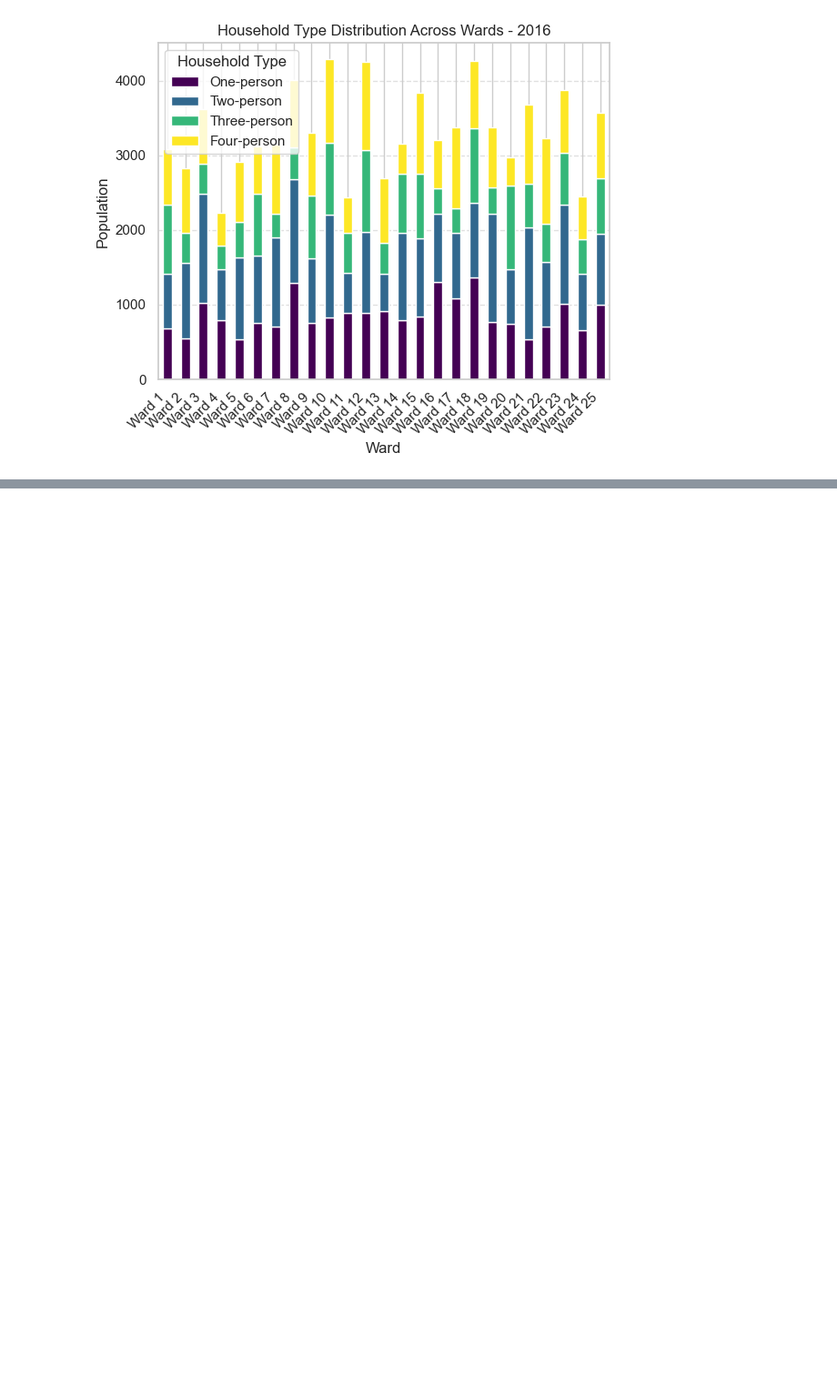
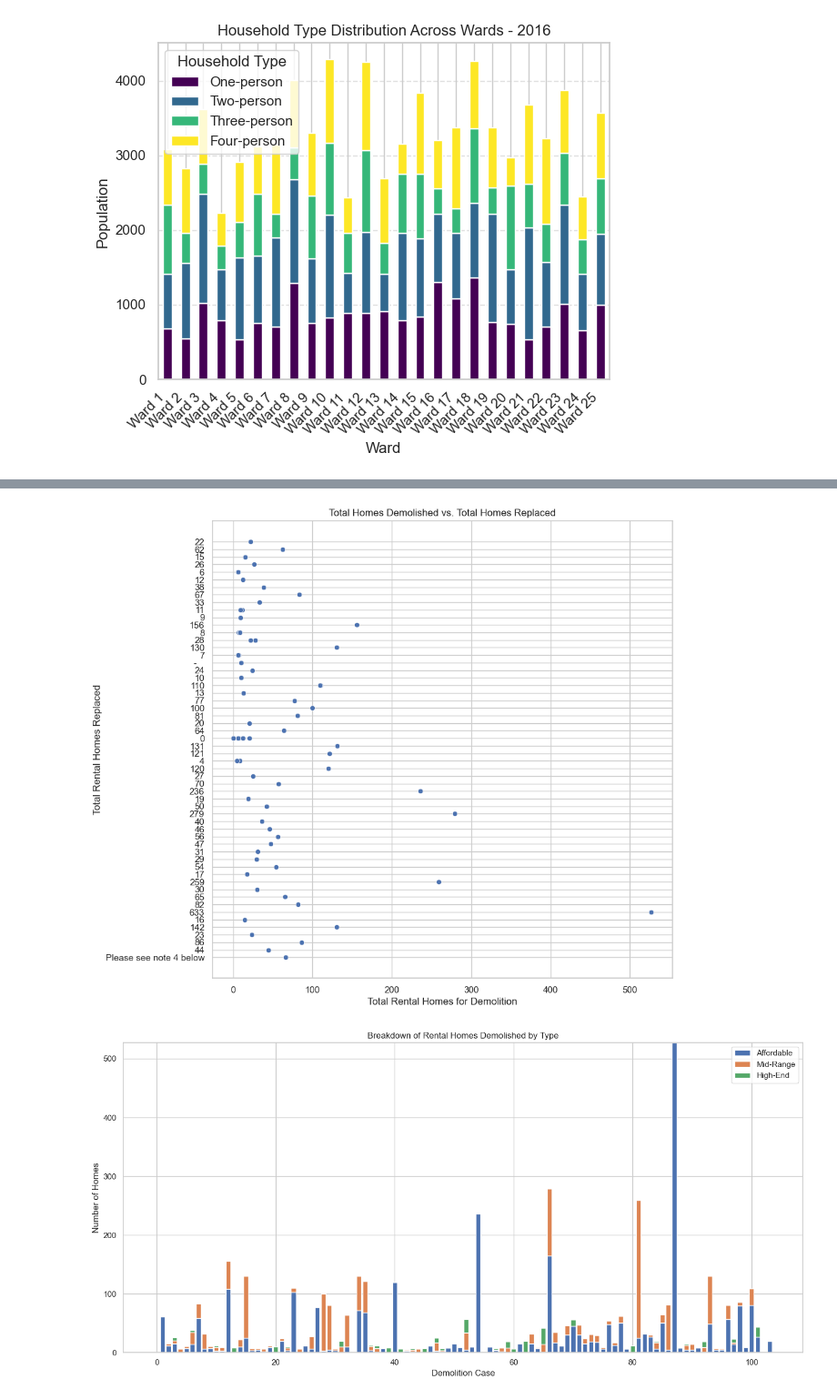
Before and after one commit to tinatrinh8/Data-Science-Gentrification-Study, a Jupyter notebook: Phase4/DataMining.ipynb, the cells around one changed output, grey strips where cells are left out. Shown at 91% size. Drawn from its saved outputs; the diff is of its cells as text; code cells hidden in the pictures; blank space fills up the shorter version.

Commit message:
Loaded Dimensions + Plotted Them, Finished Encoding.

```diff
--- a/Phase4/DataMining.ipynb
+++ b/Phase4/DataMining.ipynb
@@ -745,3 +747,10 @@ Average_Monthly_Shelter_Costs                       int64
 Percent_Spending_30_Percent_Or_More_On_Shelter    float64
 Year                                                int64
 dtype: object
+# %%
+# DEMOLITION DIMENSION
+
+demolition = pd.read_csv(os.path.join(data_sources, 'DemolitionDimension_Sample.csv'))
+demolition.rename(columns={"Ward_Index": "Ward_ID"},inplace=True)
+demolition['Ward_ID'] = demolition['Ward_ID'].fillna(-1)
+demolition['Ward_ID'] = demolition['Ward_ID'].astype(int)
@@ -1280 +1346,42 @@ plt.show()
 [figure]
+# %%
+# VISUALIZING DEMOLITION
+
+# Total Homes Demolished vs. Total Homes Replaced
+plt.figure(figsize=(10, 10))
+sns.scatterplot(data=demolition, x='Total Rental Homes for Demolition', y='Total Rental Homes Replaced')
+plt.title('Total Homes Demolished vs. Total Homes Replaced')
+plt.xlabel('Total Rental Homes for Demolition')
+plt.ylabel('Total Rental Homes Replaced')
+plt.show()
+
+# Affordable, Mid-Range, and High-End Rental Homes Demolished
+plt.figure(figsize=(14, 7))
+bottom_mid_range = demolition['Affordable Rental Homes for Demolition']
+bottom_high_end = bottom_mid_range + demolition['Mid-Range Rental Homes for Demolition']
+
+plt.bar(demolition.index, demolition['Affordable Rental Homes for Demolition'], label='Affordable')
+plt.bar(demolition.index, demolition['Mid-Range Rental Homes for Demolition'], bottom=bottom_mid_range, label='Mid-Range')
+plt.bar(demolition.index, demolition['High-End Rental Homes for Demolition'], bottom=bottom_high_end, label='High-End')
+
+plt.xlabel('Demolition Case')
+plt.ylabel('Number of Homes')
+plt.title('Breakdown of Rental Homes Demolished by Type')
+plt.legend()
+plt.tight_layout()
+plt.show()
+
+# Demolition Locations Geographically
+demolition['Latitude'] = demolition['Coordinates'].str.extract(r'\(([^ ]+) ([^ ]+)\)')[1].astype(float)
+demolition['Longitude'] = demolition['Coordinates'].str.extract(r'\(([^ ]+) ([^ ]+)\)')[0].astype(float)
+
+plt.figure(figsize=(10, 6))
+plt.scatter(demolition['Longitude'], demolition['Latitude'], color='red', alpha=0.5)
+plt.title('Demolition Locations Geographically')
+plt.xlabel('Longitude')
+plt.ylabel('Latitude')
+plt.grid(True)
+plt.show()
+# %% [output]
+[figure, added]
+[figure, added]
```
Also changed, not shown: parts of 20 cells of this notebook.
